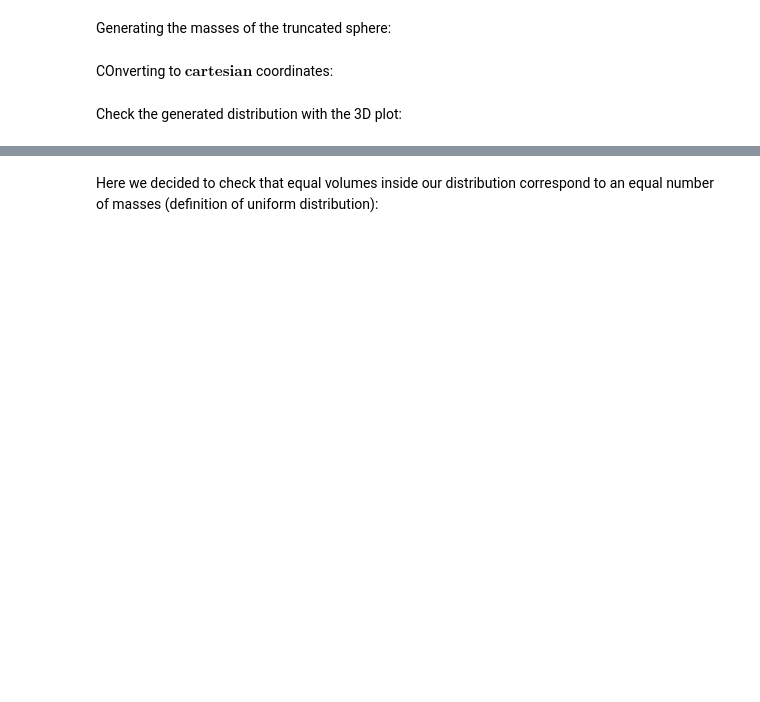
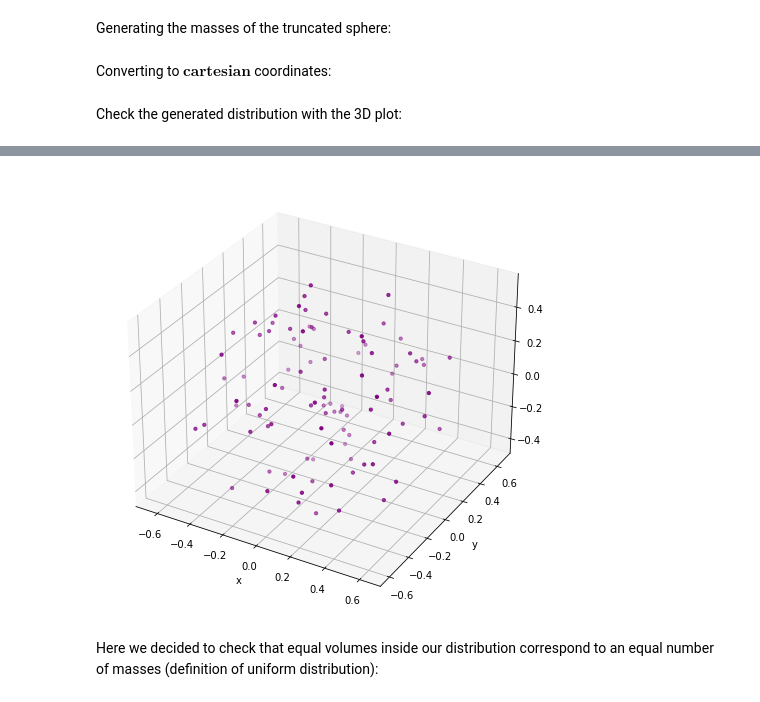
Before and after one commit to nicolegrillo/galaxies_and_dynamics_2023, a Jupyter notebook: Truncated sphere mass distribution/MB_potential_collapse.ipynb, the cells around one changed output, grey strips where cells are left out. Drawn from its saved outputs; the diff is of its cells as text; code cells hidden in the pictures; blank space fills up the shorter version.

```diff
--- a/Truncated sphere mass distribution/MB_potential_collapse.ipynb
+++ b/Truncated sphere mass distribution/MB_potential_collapse.ipynb
@@ -57,22 +57,23 @@ from mpl_toolkits.mplot3d import Axes3D
 # set initial variables/ uninitialized arrays
 
 N = 100
-m = 1
-a = 0.5
+M = 1 # * N
+m = M / N
+a = 1
 # %%
 from scipy.stats import uniform
 # %% [markdown]
 Generating the masses of the truncated sphere:
 # %%
-cdf_r = uniform.rvs(size=N)  # cumulative function of rs
-rays = a * (cdf_r / 3)**1/3
+cdf_r = uniform.rvs(0, 1, size=N)  # cumulative function of rs
+rays = a * (cdf_r / 3)**(1/3)
 
-cdf_theta = uniform.rvs(size=N)  # cumulative function of thetas
+cdf_theta = uniform.rvs(0, 1, size=N)  # cumulative function of thetas
 thetas = np.arccos(1 - 2 * cdf_theta)
 
 phis = uniform.rvs(0, 2 * np.pi, size=N)
 # %% [markdown]
-COnverting to $\textbf{cartesian}$ coordinates:
+Converting to $\textbf{cartesian}$ coordinates:
 # %%
 x = rays * np.sin(thetas) * np.cos(phis)
 y = rays * np.sin(thetas) * np.sin(phis)
@@ -80,8 +81,8 @@ z = rays * np.cos(thetas)
 # %% [markdown]
 Check the generated distribution with the 3D plot:
 # %%
-fig = plt.figure(figsize = (10,10))
-ax = fig.add_subplot(111, projection='3d')
+fig = plt.figure(figsize = (8,8))
+ax = fig.add_subplot(projection='3d')
 ax.scatter(x, y, z, c = 'purple', s=10.5)
 ax.set_aspect('equal')
 ax.set_xlabel('x')
@@ -94,3 +93,4 @@ plt.show();
+[figure, added]
 # %% [markdown]
 Here we decided to check that equal volumes inside our distribution correspond to an equal number of masses (definition of uniform distribution):
 # %%
```
Also changed, not shown: parts of 22 cells of this notebook, 6 other files.
